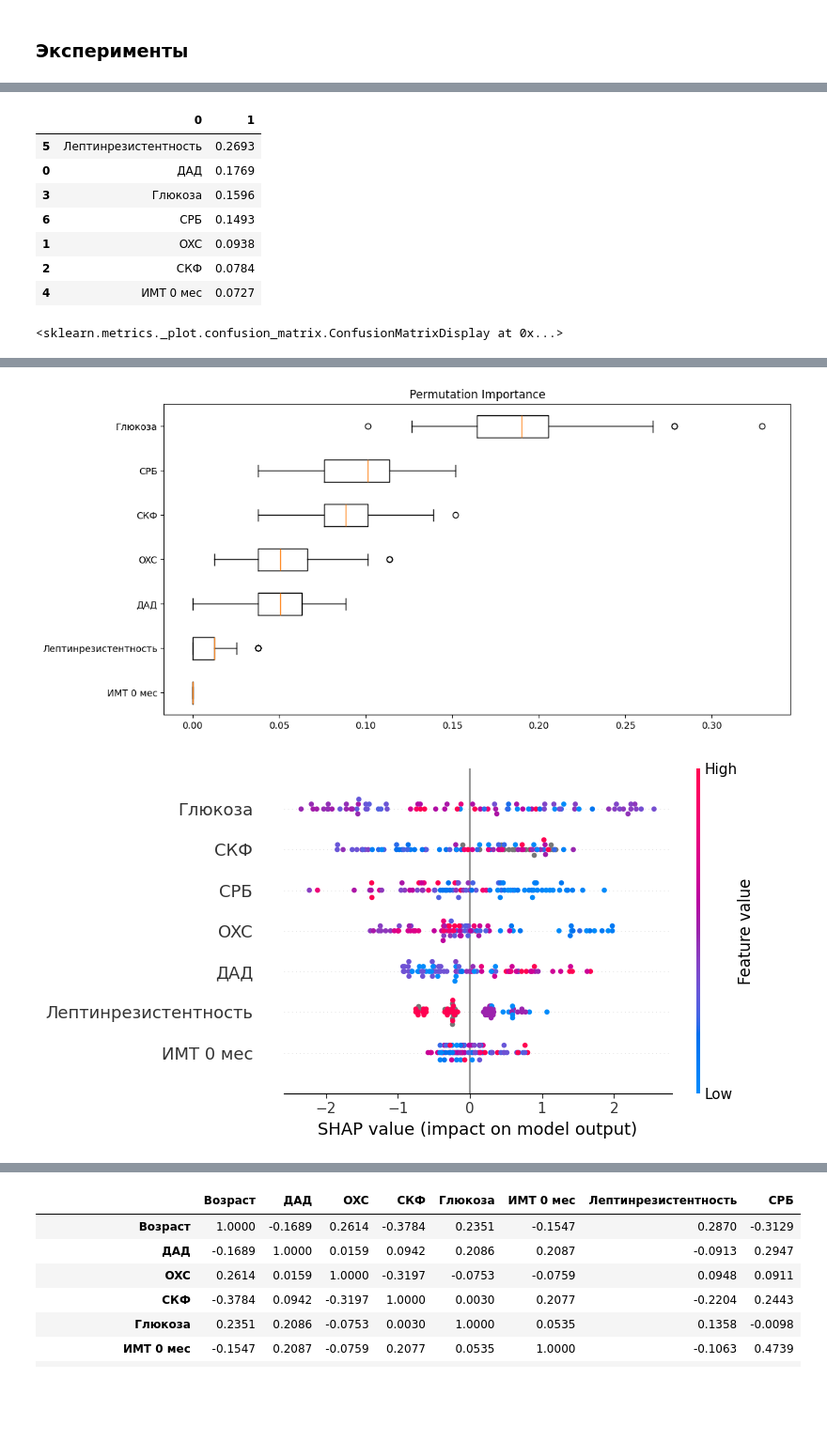
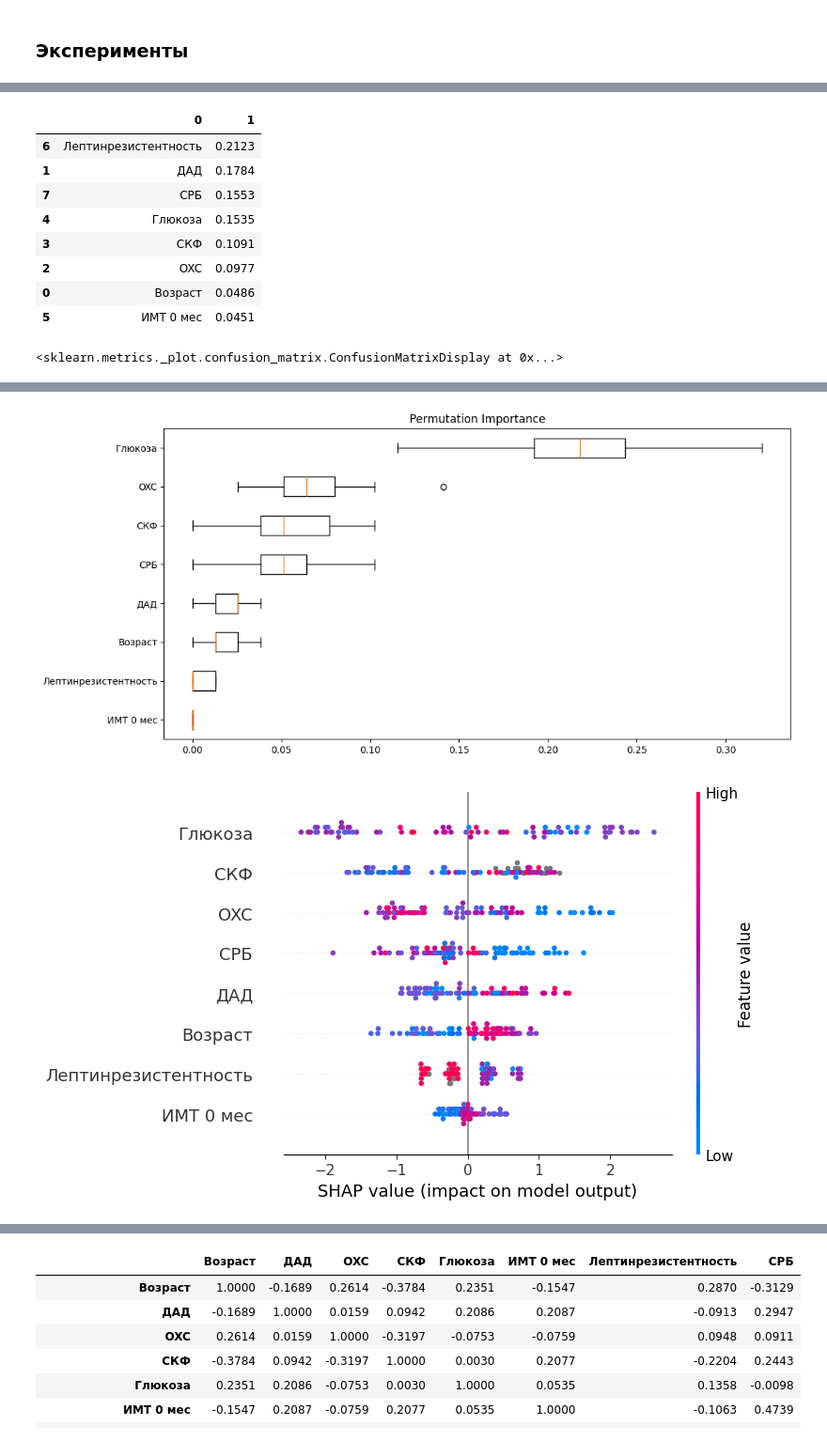
Before and after one commit to geniusserg/Endocrinology, a Jupyter notebook: experiments.ipynb, the cells around one changed output, grey strips where cells are left out. Shown at 94% size. Cells and saved outputs as stored; diff of their text form; code cells hidden in the pictures; blank space fills up the shorter version.

```diff
--- a/experiments.ipynb
+++ b/experiments.ipynb
@@ -670,6 +662,10 @@ class Dataset:
             dataset.loc[dataset[col] == "0,,38", col] = 0.38
         dataset["Мочевая Кислота"] = dataset["Мочевая Кислота"].astype(float)
 
+        # выбросы
+
+        dataset = dataset.drop(dataset[(dataset["Лечение"] == "SIB") & (dataset["% потери веса 3 мес"] > 15)].index)
+
         self.dataset = dataset
 
 
@@ -850,7 +847,7 @@ dt_test.preprocess(agroup_params_only=False)
 dt = Dataset(dataset_path="data/dataset_almazov_november.xlsx"); dt.preprocess(agroup_params_only=False)
 # dt = Dataset(dataset_path="data/dataset_september.xlsx"); dt.preprocess(agroup_params_only=False)
 
-params_good = [ "ДАД", "OXC", 'СКФ', "Глюкоза", "ИМТ 0 мес", "Лептинрезистентность", "СРБ"]
+params_good = ['Возраст', "ДАД", "OXC", 'СКФ', "Глюкоза", "ИМТ 0 мес", "Лептинрезистентность", "СРБ"]
 X, y = dt.get_X_y("SIB", 5, params=params_good, target_type="A")
 model, X, y_true, y_pred, y_pred_proba = classification_experiment(XGBClassifier(), X, y, use_pipeline=False)
 experiment_logger(model, X, y_true, y_pred, y_pred_proba)
@@ -870,9 +867,10 @@ ROC AUC score:  0.7136363636363636
 |  | 0 | 1 |
-| 5 | Лептинрезистентность | 0.2693 |
-| 0 | ДАД | 0.1769 |
-| 3 | Глюкоза | 0.1596 |
-| 6 | СРБ | 0.1493 |
-| 1 | OXC | 0.0938 |
-| 2 | СКФ | 0.0784 |
-| 4 | ИМТ 0 мес | 0.0727 |
+| 6 | Лептинрезистентность | 0.2123 |
+| 1 | ДАД | 0.1784 |
+| 7 | СРБ | 0.1553 |
+| 4 | Глюкоза | 0.1535 |
+| 3 | СКФ | 0.1091 |
+| 2 | OXC | 0.0977 |
+| 0 | Возраст | 0.0486 |
+| 5 | ИМТ 0 мес | 0.0451 |
 <sklearn.metrics._plot.confusion_matrix.ConfusionMatrixDisplay at 0x...>
@@ -880,2 +878,2 @@ ROC AUC score:  0.7136363636363636
-[figure, old version]
+[figure, new version]
-[figure, old version]
+[figure, new version]
```
Also changed, not shown: parts of 14 cells of this notebook, 3 other files.
